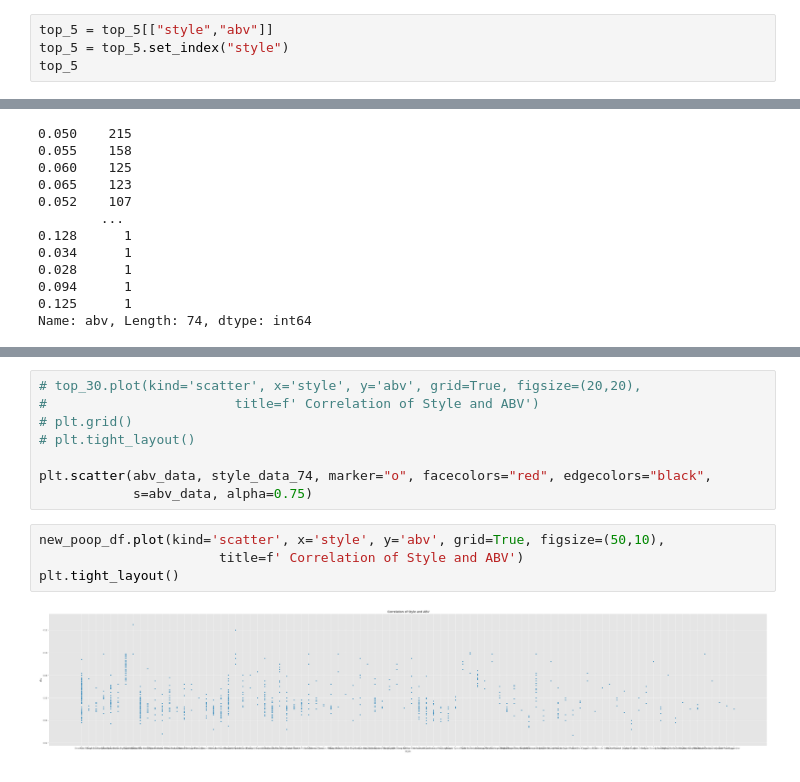
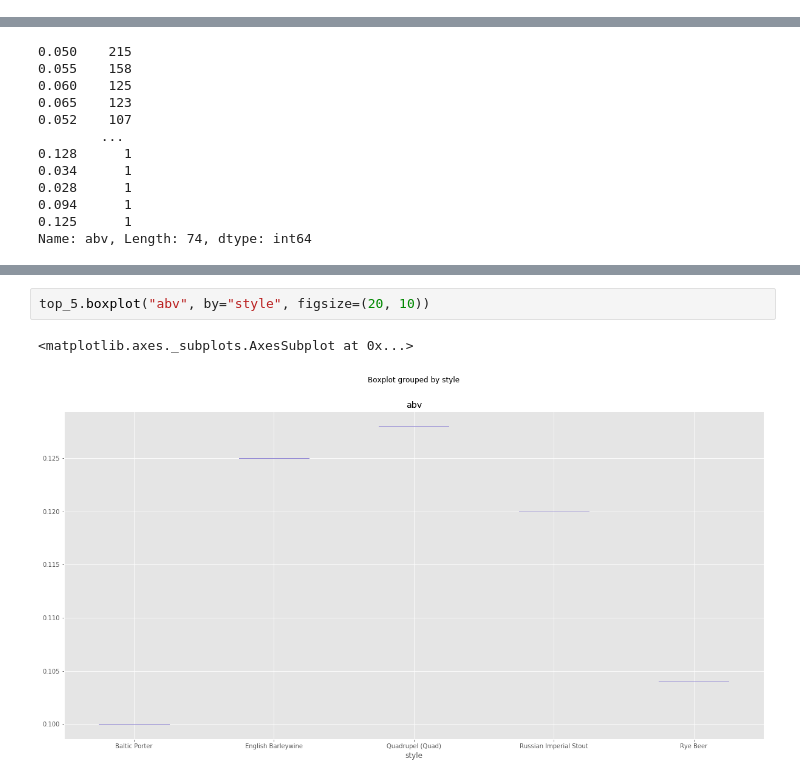
Before and after one commit to ItsGreyedOut/Brewery-Startup, a Jupyter notebook: resources/BeerStyles.ipynb, the cells around one changed output, grey strips where cells are left out. Drawn from its saved outputs; the diff is of its cells as text.

```diff
--- a/resources/BeerStyles.ipynb
+++ b/resources/BeerStyles.ipynb
@@ -214,7 +214,3 @@ poop_df.nlargest(5, ['abv'])
 | 335 | 46 | Sixpoint Craft Ales | Brooklyn | NY | 1857 | 0.100 | 52.0 | 2574 | 4Beans | Baltic Porter | ... |
 # %%
 top_5 = poop_df.nlargest(5, ['abv'])
-# %%
-top_5 = top_5[["style","abv"]]
-top_5 = top_5.set_index("style")
-top_5
@@ -402,14 +373,5 @@ plt.scatter(abv_data, style_data_74, marker="o", facecolors="red", edgecolors="b
-# %%
-# top_30.plot(kind='scatter', x='style', y='abv', grid=True, figsize=(20,20),
-#                        title=f' Correlation of Style and ABV')
-# plt.grid()
-# plt.tight_layout()
-
-plt.scatter(abv_data, style_data_74, marker="o", facecolors="red", edgecolors="black",
-            s=abv_data, alpha=0.75)
-# %%
-new_poop_df.plot(kind='scatter', x='style', y='abv', grid=True, figsize=(50,10),
-                       title=f' Correlation of Style and ABV')
-plt.tight_layout()
-# %% [output]
-[figure, removed]
+# %%
+top_5.boxplot("abv", by="style", figsize=(20, 10))
+# %% [output]
+<matplotlib.axes._subplots.AxesSubplot at 0x...>
+[figure, added]
```
Also changed, not shown: parts of 11 cells of this notebook.
